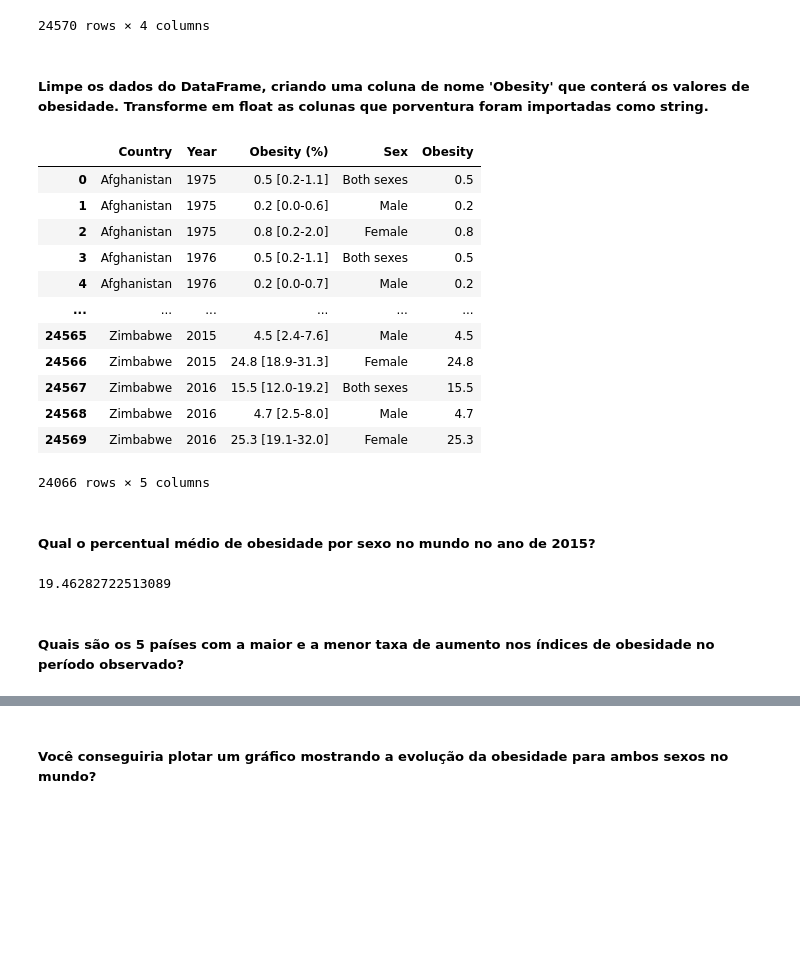
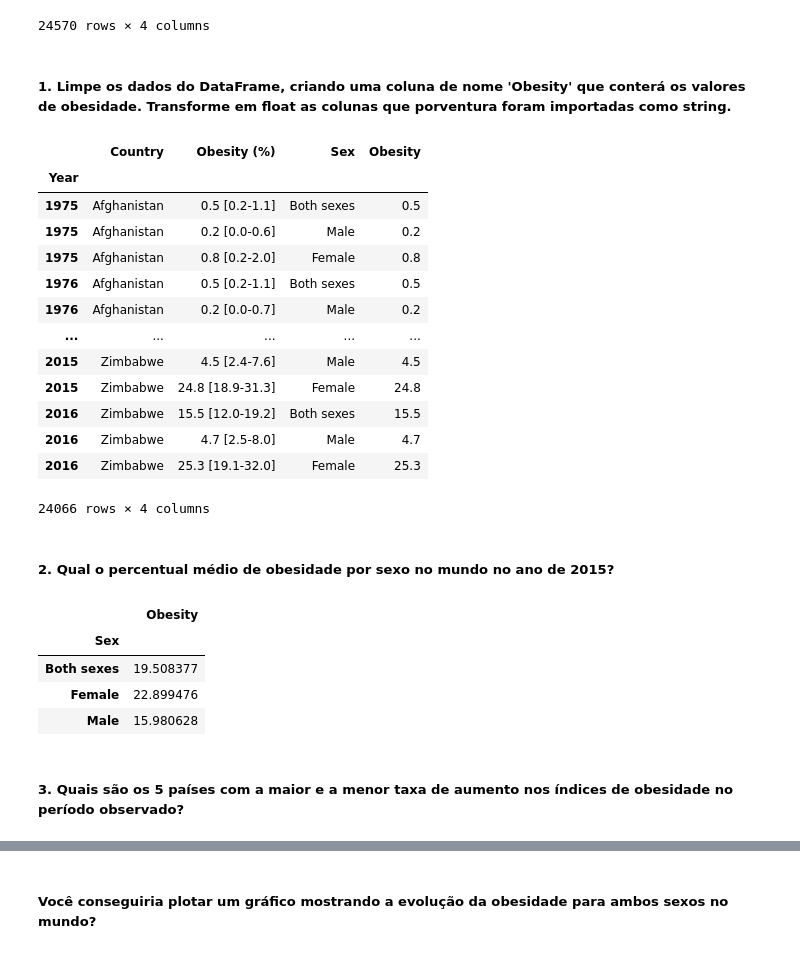
Before and after one commit to BLuiz/a-iiot_dash-course, a Jupyter notebook: Asimov/02_Analisando Dados com Pandas & SQL/Exe/05_Análise de dados de obesidade/analise_obesidade_&_pib_per_capita.ipynb, the cells around one changed output, grey strips where cells are left out. Cells and saved outputs as stored; diff of their text form; code cells hidden in the pictures; blank space fills up the shorter version.

```diff
--- a/Asimov/02_Analisando Dados com Pandas & SQL/Exe/05_Análise de dados de obesidade/analise_obesidade_&_pib_per_capita.ipynb
+++ b/Asimov/02_Analisando Dados com Pandas & SQL/Exe/05_Análise de dados de obesidade/analise_obesidade_&_pib_per_capita.ipynb
@@ -11,12 +11,11 @@ Tais conjuntos de dados são públicos foram publicados no Kaggle. Mais instruç
 # %%
 from IPython.display import display
 import pandas as pd
-import numpy as np
-import sqlite3 as sql
+import matplotlib as mp
 
 aux = pd.DataFrame()
 
-def get_compact_df(path, dropcols=[], clearna=['any', 'all']):
+def get_compact_df(path, dropcols=[], clearna=['any', 'all'], decimal='.'):
     """ Função para importar um DataFrame de um arquivo csv, permite tratamento das DFs
     :param path:        Caminho do qual se deve importar
     :param dropcols:    Lista de colunas a remover, caso não sejam úteis
@@ -26,7 +25,7 @@ def get_compact_df(path, dropcols=[], clearna=['any', 'all']):
 
     try:
         """ ## Importando .csv """
-        df = pd.read_csv(path, index_col=0)
+        df = pd.read_csv(path, index_col=0, decimal=decimal)
         """ ## Excluindo colunas indesejadas """
         df.drop(dropcols, axis=1, inplace=True)
         """ ##  Limpando linhas/colunas com dados inexistentes """
@@ -54,42 +53,53 @@ display(obesity_df)
 | 24569 | Zimbabwe | 2016 | 25.3 [19.1-32.0] | Female |
 24570 rows × 4 columns
 # %% [markdown]
-##### Limpe os dados do DataFrame, criando uma coluna de nome 'Obesity' que conterá os valores de obesidade. Transforme em float as colunas que porventura foram importadas como string.
+##### 1. Limpe os dados do DataFrame, criando uma coluna de nome 'Obesity' que conterá os valores de obesidade. Transforme em float as colunas que porventura foram importadas como string.
 # %%
 """ ## Dispondo informações sobre o DF importado """
 # display(obesity_df.value_counts())
 # display(obesity_df.info())
 
 """ ## Criação da coluna 'Obesity'  """
 obesity_df['Obesity'] = obesity_df['Obesity (%)'].apply(lambda x: x.split()[0])
 
 """ ## Conversão de tipo colunas para numérico """
 obesity_df['Obesity'] = pd.to_numeric(obesity_df['Obesity'], errors='coerce')
 obesity_df.dropna(how='any', inplace=True)
 
+""" ## Transformando em DF temporal """
+if 'Year' in obesity_df.columns:
+    obesity_df = obesity_df.set_index('Year')
+
 display(obesity_df)
 # %% [output]
-|  | Country | Year | Obesity (%) | Sex | Obesity |
-| 0 | Afghanistan | 1975 | 0.5 [0.2-1.1] | Both sexes | 0.5 |
-| 1 | Afghanistan | 1975 | 0.2 [0.0-0.6] | Male | 0.2 |
-| 2 | Afghanistan | 1975 | 0.8 [0.2-2.0] | Female | 0.8 |
-| 3 | Afghanistan | 1976 | 0.5 [0.2-1.1] | Both sexes | 0.5 |
-| 4 | Afghanistan | 1976 | 0.2 [0.0-0.7] | Male | 0.2 |
-| ... | ... | ... | ... | ... | ... |
-| 24565 | Zimbabwe | 2015 | 4.5 [2.4-7.6] | Male | 4.5 |
-| 24566 | Zimbabwe | 2015 | 24.8 [18.9-31.3] | Female | 24.8 |
-| 24567 | Zimbabwe | 2016 | 15.5 [12.0-19.2] | Both sexes | 15.5 |
-| 24568 | Zimbabwe | 2016 | 4.7 [2.5-8.0] | Male | 4.7 |
-| 24569 | Zimbabwe | 2016 | 25.3 [19.1-32.0] | Female | 25.3 |
+|  | Country | Obesity (%) | Sex | Obesity |
+| Year |  |  |  |  |
+| 1975 | Afghanistan | 0.5 [0.2-1.1] | Both sexes | 0.5 |
+| 1975 | Afghanistan | 0.2 [0.0-0.6] | Male | 0.2 |
+| 1975 | Afghanistan | 0.8 [0.2-2.0] | Female | 0.8 |
+| 1976 | Afghanistan | 0.5 [0.2-1.1] | Both sexes | 0.5 |
+| 1976 | Afghanistan | 0.2 [0.0-0.7] | Male | 0.2 |
+| ... | ... | ... | ... | ... |
+| 2015 | Zimbabwe | 4.5 [2.4-7.6] | Male | 4.5 |
+| 2015 | Zimbabwe | 24.8 [18.9-31.3] | Female | 24.8 |
+| 2016 | Zimbabwe | 15.5 [12.0-19.2] | Both sexes | 15.5 |
+| 2016 | Zimbabwe | 4.7 [2.5-8.0] | Male | 4.7 |
+| 2016 | Zimbabwe | 25.3 [19.1-32.0] | Female | 25.3 |
-24066 rows × 5 columns
+24066 rows × 4 columns
 # %% [markdown]
-##### Qual o percentual médio de obesidade por sexo no mundo no ano de 2015?
+##### 2. Qual o percentual médio de obesidade por sexo no mundo no ano de 2015?
 # %%
-obesity_2015_df = obesity_df[obesity_df['Year'] == 2015]
-# display(obesity_2015_df)
-obesity_2015_df['Obesity'].mean()
+obesity_df_2015 = obesity_df[obesity_df.index == 2015]
+
+aux = obesity_df_2015.groupby('Sex')[['Obesity']].mean()
+
+display(aux)
 # %% [output]
-19.46282722513089
+|  | Obesity |
+| Sex |  |
+| Both sexes | 19.508377 |
+| Female | 22.899476 |
+| Male | 15.980628 |
 # %% [markdown]
-##### Quais são os 5 países com a maior e a menor taxa de aumento nos índices de obesidade no período observado?
+##### 3. Quais são os 5 países com a maior e a menor taxa de aumento nos índices de obesidade no período observado?
 # %%
```
Also changed, not shown: parts of 11 cells of this notebook, 2 other files.
